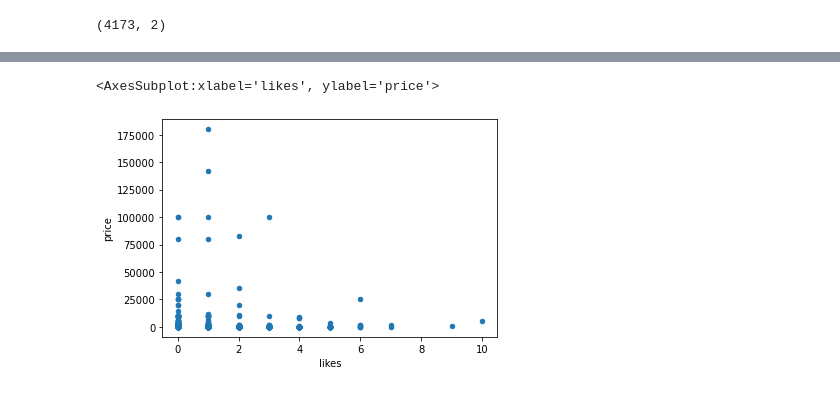
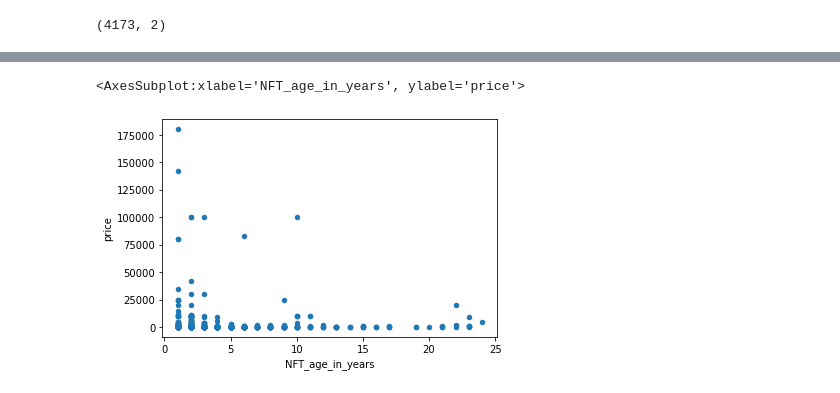
Before and after one commit to aortiz224/bootcamp_finalproject, a Jupyter notebook: final_project_EDA.ipynb, the cells around one changed output, grey strips where cells are left out. Drawn from its saved outputs; the diff is of its cells as text; code cells hidden in the pictures.

```diff
--- a/final_project_EDA.ipynb
+++ b/final_project_EDA.ipynb
@@ -75,13 +75,13 @@ nft_eda_df.head()
 nft_eda_df['price'] = nft_eda_df['price'].astype(int)
 # %%
 # Creating new dataframe with only price and likes
-likes_eda_df = nft_eda_df[['price','likes']]
-likes_eda_df.shape
+age_eda_df = nft_eda_df[['price','NFT_age_in_years']]
+age_eda_df.shape
 # %% [output]
 (4175, 2)
 # %%
 # Removing outliers from price column
-likes_eda_df = likes_eda_df[likes_eda_df['price'] <= 750000]
-likes_eda_df.shape
+age_eda_df = age_eda_df[age_eda_df['price'] <= 750000]
+age_eda_df
 # %% [output]
 (4173, 2)
@@ -133,5 +133,5 @@ group_likes_df.describe()
 # %%
-likes_eda_df.plot.scatter(x= 'likes',y='price')
+age_eda_df.plot.scatter(x="NFT_age_in_years",y='price')
 # %% [output]
-<AxesSubplot:xlabel='likes', ylabel='price'>
+<AxesSubplot:xlabel='NFT_age_in_years', ylabel='price'>
-[figure, old version]
+[figure, new version]
```
Also changed, not shown: parts of 5 cells of this notebook.
